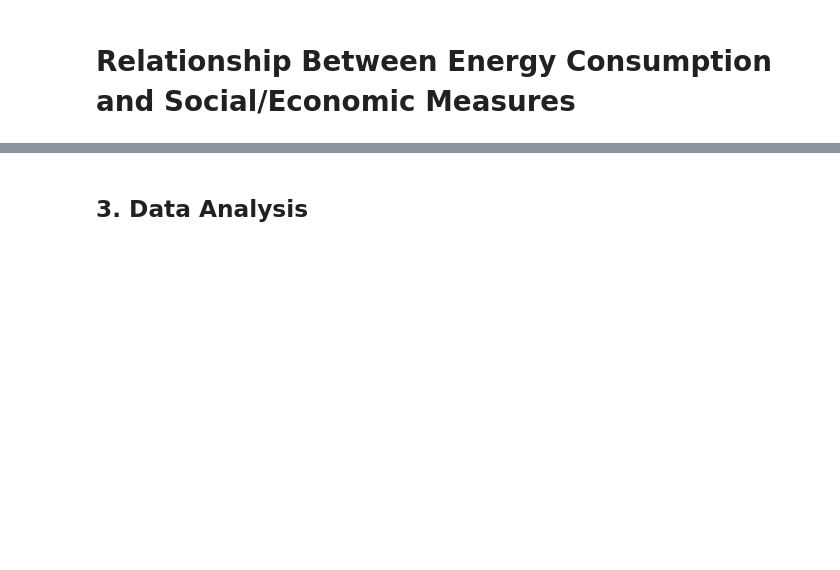
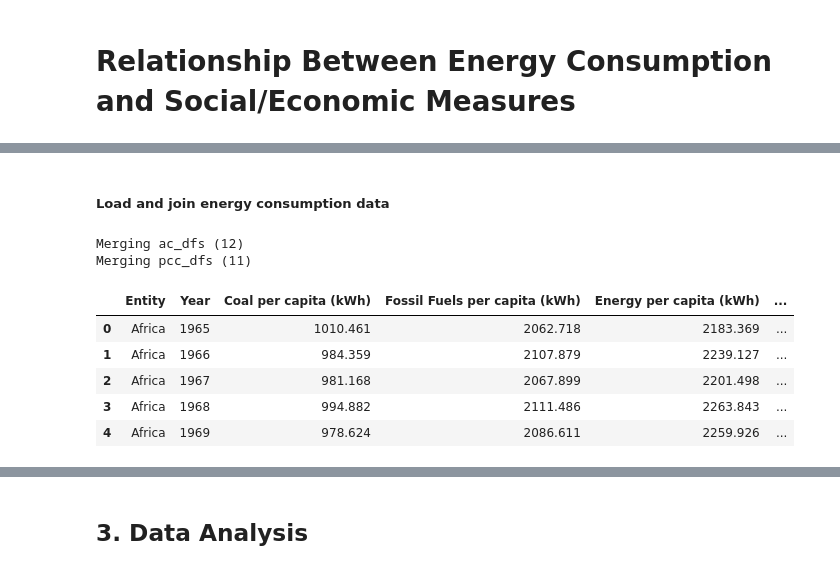
Before and after one commit to Moesen/SocialDataFinalProject, a Jupyter notebook: notebooks/final_notebook.ipynb, the cells around one changed output, grey strips where cells are left out. Cells and saved outputs as stored; diff of their text form; code cells hidden in the pictures; blank space fills up the shorter version.

```diff
--- a/notebooks/final_notebook.ipynb
+++ b/notebooks/final_notebook.ipynb
@@ -14,0 +51,50 @@ The first step is data cleaning and preprocessing. In this case, there is quite
+# %% [markdown]
+##### Load and join energy consumption data
+# %%
+# Get energy consumption files
+energy_data = [x for x in os.listdir(os.path.join(in_path,"EnergyData"))]
+
+# Annual and per capita consumption paths
+ac_paths = list(filter(lambda x: "ac" in x.lower(), energy_data))
+pcc_paths = list(filter(lambda x: "pcc" in x.lower(), energy_data))
+
+print(f"Merging ac_dfs ({len(ac_paths)})")
+ac_dfs = [
+    pd.read_csv(os.path.join(in_path, "EnergyData", filename))
+    for filename in ac_paths
+]
+for df in ac_dfs:
+    df.drop("Code", inplace=True, axis=1)
+ac_final = reduce(
+    lambda left, right: pd.merge(left, right, on=["Entity", "Year"], how="outer"),
+    ac_dfs,
+)
+
+print(f"Merging pcc_dfs ({len(pcc_paths)})")
+pcc_dfs = [
+    pd.read_csv(os.path.join(in_path, "EnergyData", filename))
+    for filename in pcc_paths
+]
+for df in pcc_dfs:
+    df.drop("Code", inplace=True, axis=1)
+pcc_final = reduce(
+    lambda left, right: pd.merge(left, right, on=["Entity", "Year"], how="outer"),
+    pcc_dfs,
+)
+
+# Annual consumption joined data
+ac_joined = ac_final[(ac_final.Year >= 1965) & (ac_final.Year < 2020)].reset_index().drop(columns="index")
+# Per capita consumption joined data
+pcc_joined = pcc_final[(pcc_final.Year >= 1965) & (pcc_final.Year < 2020)].reset_index().drop(columns="index")
+# %% [output]
+Merging ac_dfs (12)
+Merging pcc_dfs (11)
+# %%
+pcc_joined.head(5)
+# %% [output]
+|  | Entity | Year | Coal per capita (kWh) | Fossil Fuels per capita (kWh) | Energy per capita (kWh) | ... |
+| 0 | Africa | 1965 | 1010.461 | 2062.718 | 2183.369 | ... |
+| 1 | Africa | 1966 | 984.359 | 2107.879 | 2239.127 | ... |
+| 2 | Africa | 1967 | 981.168 | 2067.899 | 2201.498 | ... |
+| 3 | Africa | 1968 | 994.882 | 2111.486 | 2263.843 | ... |
+| 4 | Africa | 1969 | 978.624 | 2086.611 | 2259.926 | ... |
```
Also changed, not shown: parts of 36 cells of this notebook.
